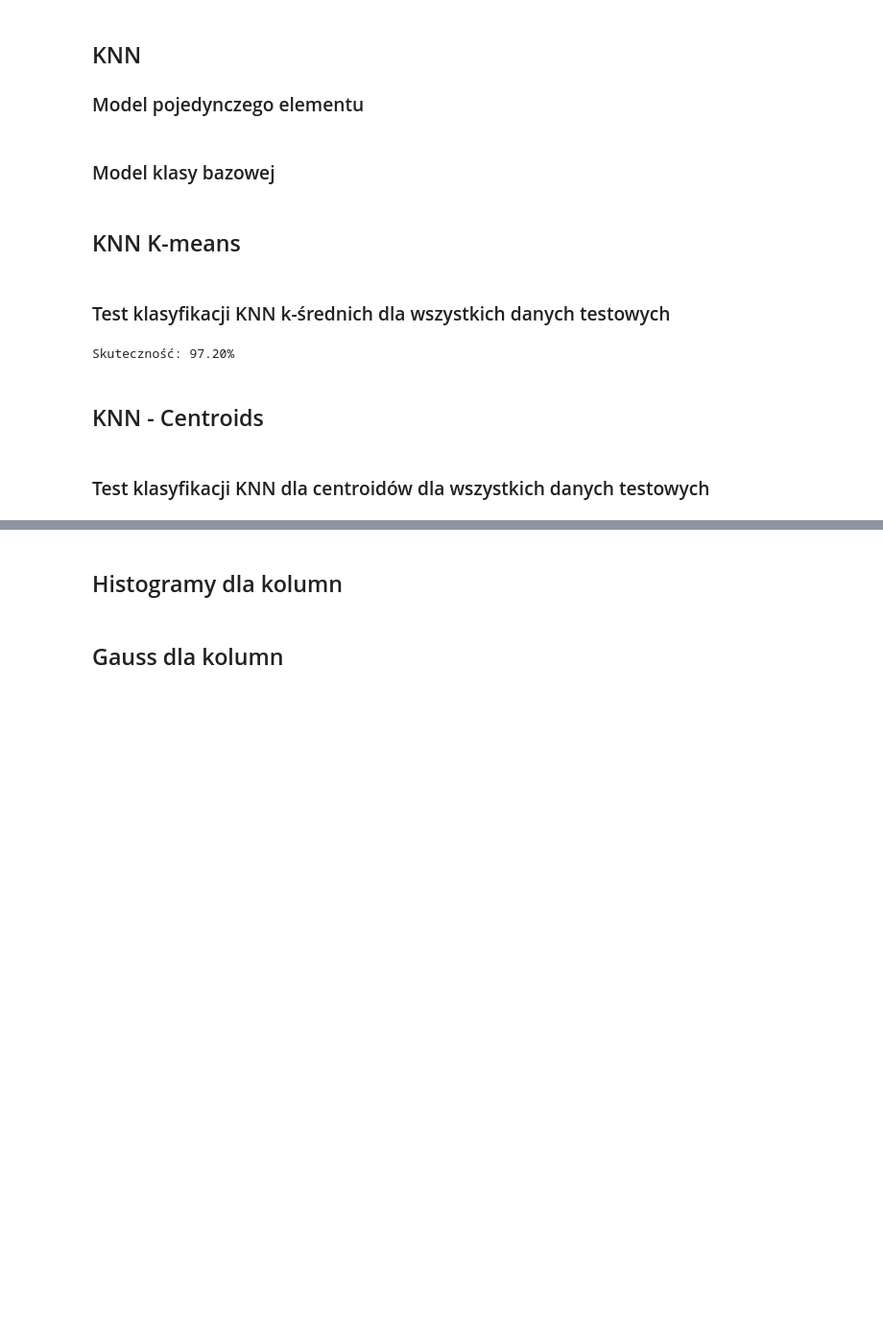
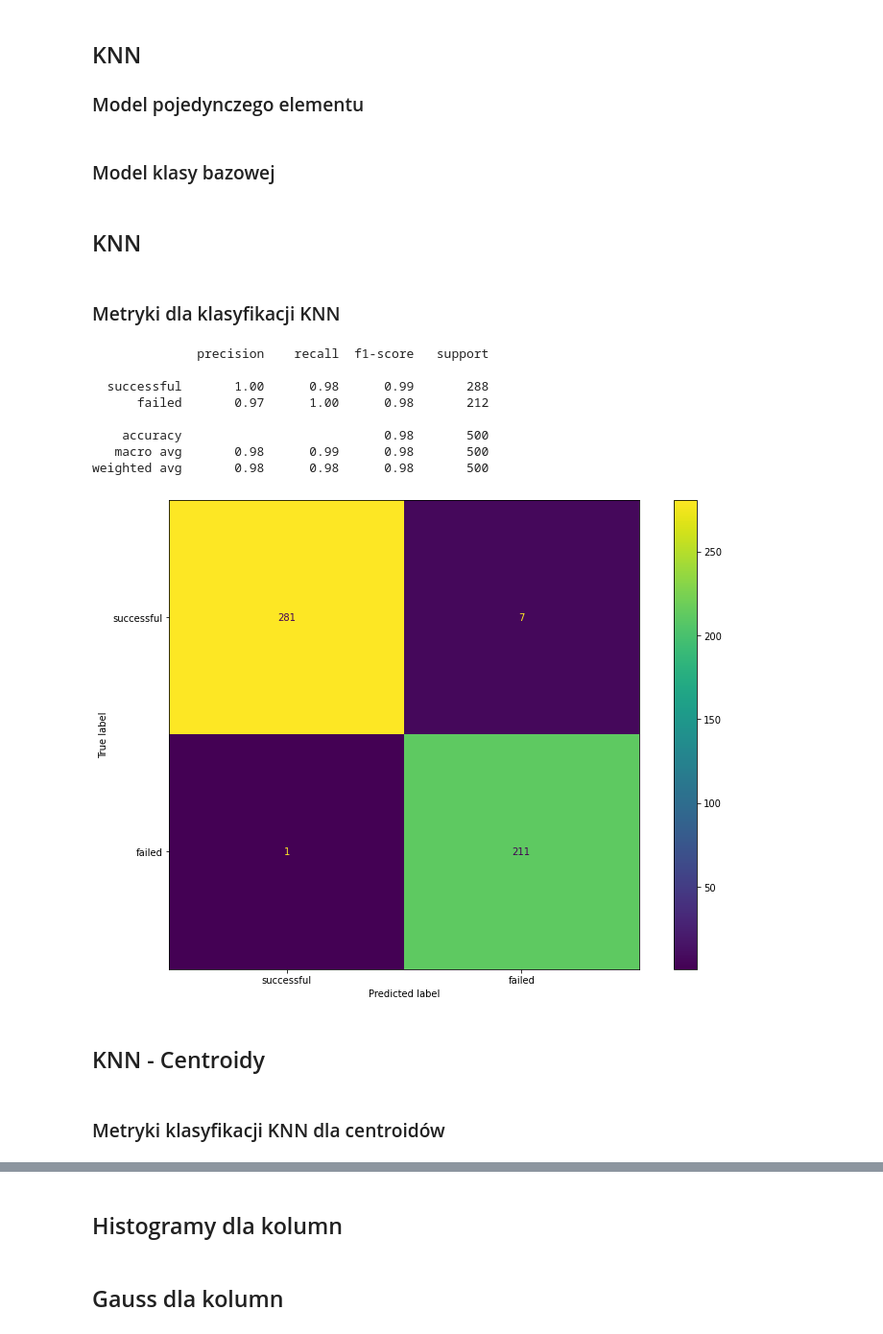
Before and after one commit to emesiarze/startup-data-analysis, a Jupyter notebook: kickstarter-analysis.ipynb, the cells around one changed output, grey strips where cells are left out. Shown at 96% size. Saved outputs shown, nothing was run; the diff lists cells and outputs as text; code cells hidden in the pictures; blank space fills up the shorter version.

Commit message:
Add metrics and confusion matrices for KNNs

```diff
--- a/kickstarter-analysis.ipynb
+++ b/kickstarter-analysis.ipynb
@@ -312,9 +300,9 @@ class KnnBase:
             objects.append(obj)
         return objects
 # %% [markdown]
-## KNN K-means
+## KNN
 # %%
-class KnnKMeans(KnnBase):
+class Knn(KnnBase):
     def __init__(self, df):
         super().__init__(df)
 
@@ -338,7 +326,7 @@ class KnnKMeans(KnnBase):
         dominant_class = self.get_dominant_class(k_closest)
         if print_details:
             self.print_selected_closest_neighbours(k_closest)
-            print(f'Based on {k} nearest neighbours, the unknown element belongs to \'{dominant_class}\' class ')
+            print(f'Na podstawie {k} najbliższych sąsiadów, element należy do klasy {dominant_class}')
 
         return dominant_class
 
@@ -364,8 +352,48 @@ class KnnKMeans(KnnBase):
         return classes
 
     def print_selected_closest_neighbours(self, closest):
-        print(f'The {len(closest)} closest neighbours of given element')
+        print(f'{len(closest)} najbliższych sąsiadów elementu')
         lp = 1
         for neighbour in closest:
-            print(f'  {lp}. Distance: {neighbour["distance"]} class:{neighbour["class"]}')
+            print(f'  {lp}. Dystans: {neighbour["distance"]} klasa:{neighbour["class"]}')
             lp += 1
+# %% [markdown]
+### Metryki dla klasyfikacji KNN
+# %%
+knn_k_means = Knn(df_train)
+
+test_data_size = df_test['state'].count()
+classified_correctly = 0
+
+expected_classes = []
+predicted_classes = []
+
+for i in range(0, test_data_size):
+    new_object = Startup(df_test.iloc[i])
+    expected_outcome = new_object.state
+    predicted_outcome = knn_k_means.classify(new_object, 7, False)
+
+    expected_classes.append(expected_outcome)
+    predicted_classes.append(predicted_outcome)
+
+    if predicted_outcome == expected_outcome:
+        classified_correctly += 1
+# %%
+print(classification_report(expected_classes, predicted_classes, target_names=['successful', 'failed']))
+
+cm = confusion_matrix(expected_classes, predicted_classes)
+disp = ConfusionMatrixDisplay(confusion_matrix=cm, display_labels=['successful', 'failed'])
+disp.plot()
+plt.show()
+# %% [output]
+              precision    recall  f1-score   support
+
+  successful       1.00      0.98      0.99       288
+      failed       0.97      1.00      0.98       212
+
+    accuracy                           0.98       500
+   macro avg       0.98      0.99      0.98       500
+weighted avg       0.98      0.98      0.98       500
+[figure, added]
+# %% [markdown]
+## KNN - Centroidy
@@ -372,18 +491,22 @@ class KnnKMeans(KnnBase):
 # %% [markdown]
-### Test klasyfikacji KNN k-średnich dla wszystkich danych testowych
+### Metryki klasyfikacji KNN dla centroidów
 # %%
-knn_k_means = KnnKMeans(df_train)
+knn_centroids = KnnCentroids(df_train)
+knn_centroids.train()
 
 test_data_size = df_test['state'].count()
 classified_correctly = 0
+
+expected_classes = []
+predicted_classes = []
+
 for i in range(0, test_data_size):
     new_object = Startup(df_test.iloc[i])
     expected_outcome = new_object.state
-    actual_outcome = knn_k_means.classify(new_object, 7, False)
-    if actual_outcome == expected_outcome:
+    predicted_outcome = knn_centroids.classify(new_object, False)
+
+    expected_classes.append(expected_outcome)
+    predicted_classes.append(predicted_outcome)
+
+    if predicted_outcome == expected_outcome:
         classified_correctly += 1
-print('Skuteczność: {:.2f}%'.format(classified_correctly / test_data_size * 100))
-# %% [output]
-Skuteczność: 97.20%
-# %% [markdown]
-## KNN - Centroids
@@ -481,2 +512,0 @@ class KnnCentroids(KnnBase):
-# %% [markdown]
-### Test klasyfikacji KNN dla centroidów dla wszystkich danych testowych
```
Also changed, not shown: parts of 10 cells of this notebook.
